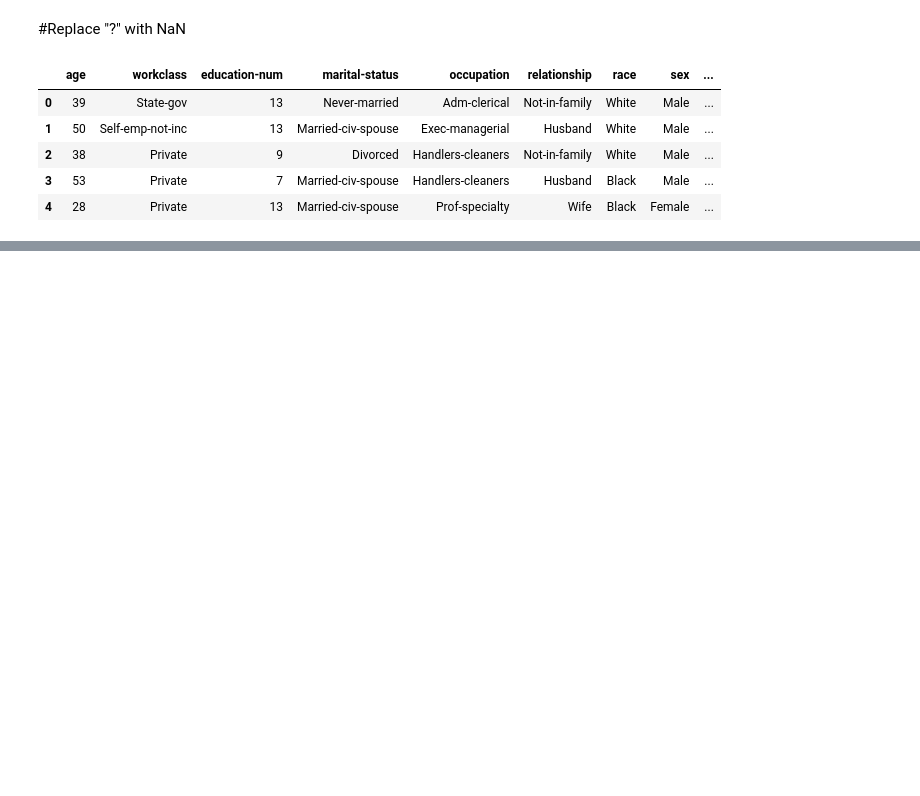
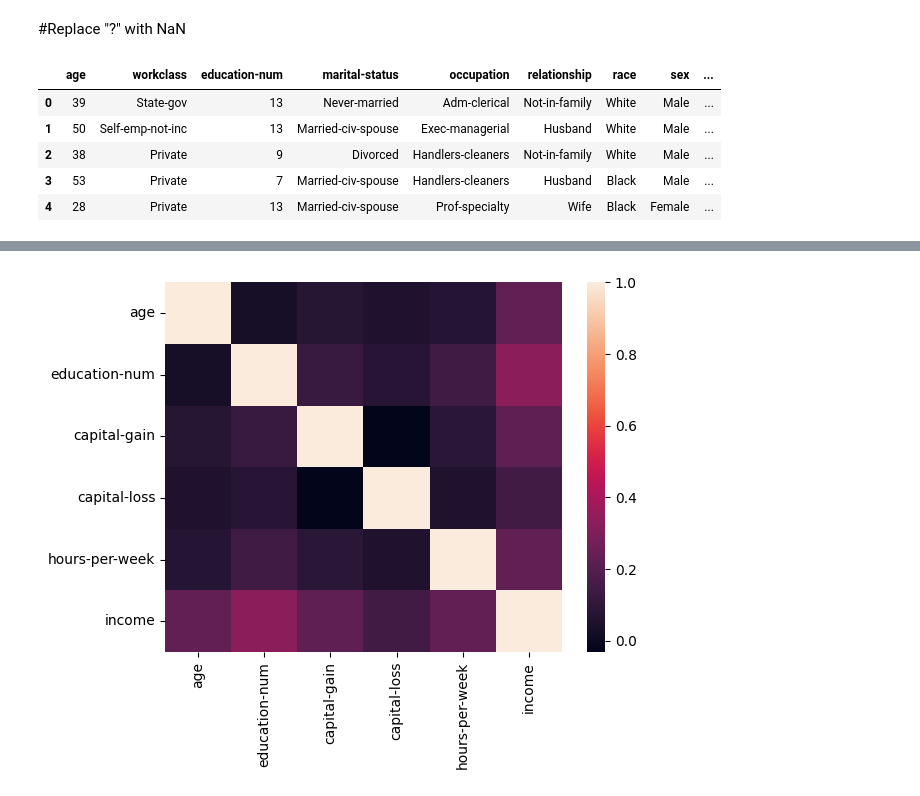
Before and after one commit to MohHaroon/Adult-Census-Income-Classification, a Jupyter notebook: Adult dataset Classification.ipynb, the cells around one changed output, grey strips where cells are left out. Saved outputs shown, nothing was run; the diff lists cells and outputs as text; code cells hidden in the pictures; blank space fills up the shorter version.

```diff
--- a/Adult dataset Classification.ipynb
+++ b/Adult dataset Classification.ipynb
@@ -255,0 +284,4 @@ adult_df.describe()
+# %%
+#For the marital-status column
+adult_df["marital-status"] = adult_df["marital-status"].replace(['Married-civ-spouse', 'Married-AF-spouse'], 'Married')
+adult_df["marital-status"] = adult_df["marital-status"].replace(['Divorced', 'Separated', 'Widowed', 'Married-spouse-absent'], 'Other')
@@ -255,0 +295,4 @@ adult_df.describe()
+# %%
+#For income column
+adult_df["income"] = adult_df["income"].replace(['<=50K'], 0)
+adult_df["income"] = adult_df["income"].replace(['>50K'], 1)
@@ -255,0 +317,4 @@ adult_df.describe()
+# %%
+sns.heatmap(adult_df.corr());
+# %% [output]
+[figure, added]
```
Also changed, not shown: parts of 31 cells of this notebook.
